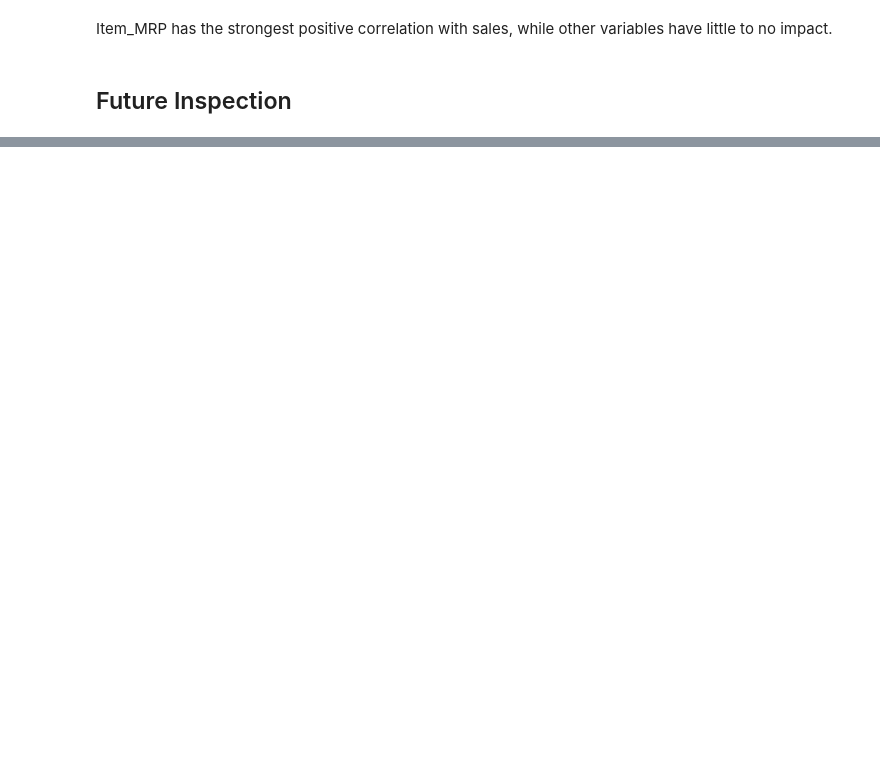
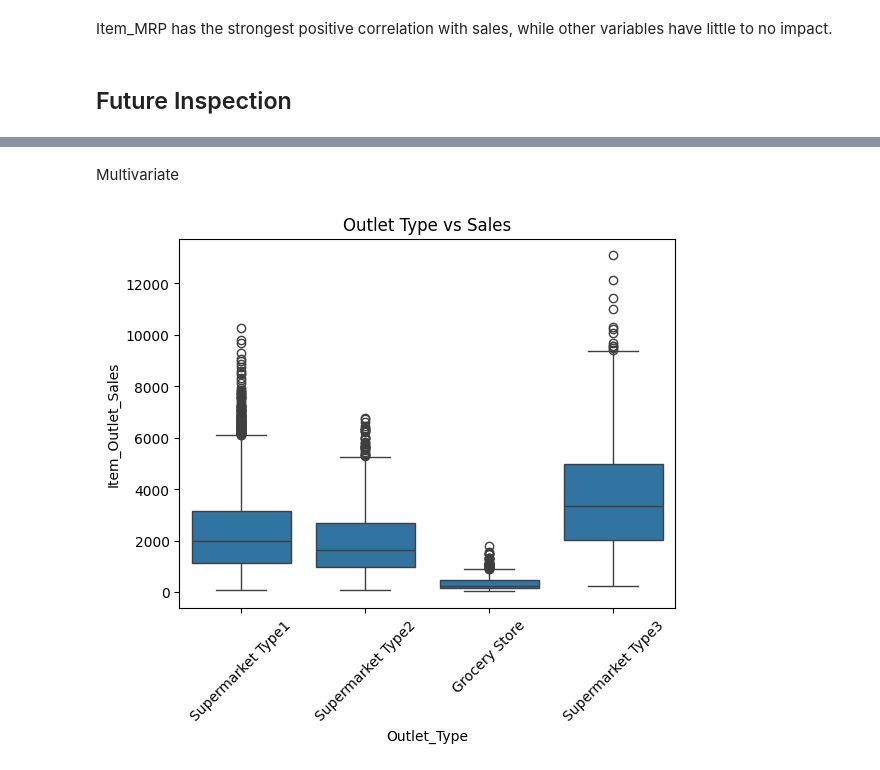
Before and after one commit to ayatayoub20/Prediction-of-Product-Sales, a Jupyter notebook: Prediction_of_Product_Sales.ipynb, the cells around one changed output, grey strips where cells are left out. Drawn from its saved outputs; the diff is of its cells as text; code cells hidden in the pictures; blank space fills up the shorter version.

```diff
--- a/Prediction_of_Product_Sales.ipynb
+++ b/Prediction_of_Product_Sales.ipynb
@@ -225,0 +284,9 @@ df['Item_Weight'] = df_original['Item_Weight']
+# %% [markdown]
+Multivariate
+# %%
+sns.boxplot(data=df, x='Outlet_Type', y='Item_Outlet_Sales')
+plt.xticks(rotation=45)
+plt.title('Outlet Type vs Sales')
+plt.show()
+# %% [output]
+[figure, added]
```
Also changed, not shown: parts of 36 cells of this notebook.
